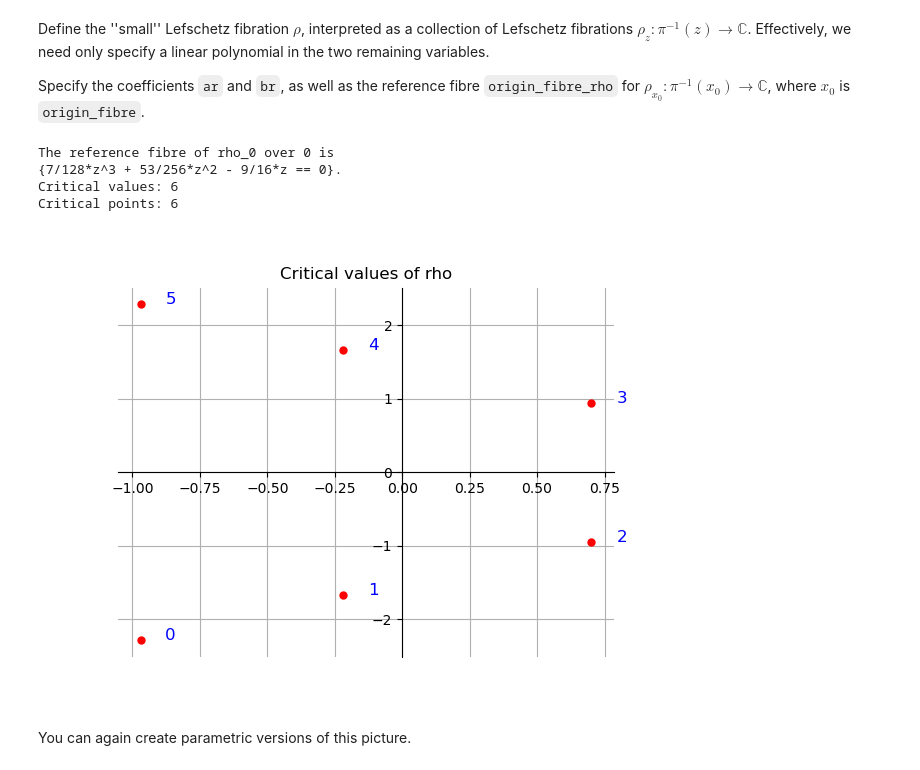
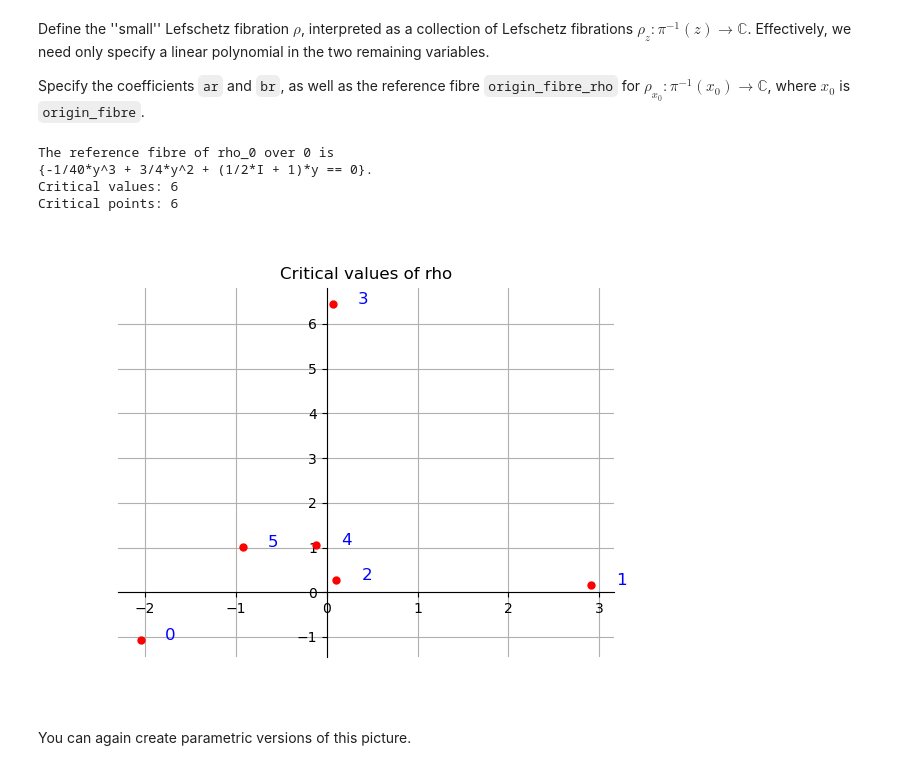
Before and after one commit to ViveLeFrance/AffineHandlebodies, a Jupyter notebook: p3d7.ipynb, the cells around one changed output. Drawn from its saved outputs; the diff is of its cells as text; code cells hidden in the pictures.

```diff
--- a/p3d7.ipynb
+++ b/p3d7.ipynb
@@ -64,15 +64,15 @@ pi = alpha*x + beta*y + gamma*z
 
 
 pi = pi.subs({
-    alpha: -3,
-    beta: 2,
-    gamma: 1/2
+    alpha: -0.7,
+    beta: 0.3*I,
+    gamma: 1
 })
 
 pi = LefschetzFibration([x,y,z], X, pi)
 
 origin_fibre = 0
-solvefor=y
+solvefor=z
 
 print(f'The model fibre over {origin_fibre} is {{{pi.get_fibre(origin_fibre, solvefor).expand()} == 0}}')
 
@@ -161,37 +161,37 @@ Specify the coefficients `ar` and `br`, as well as the reference fibre `origin_f
 ar, br = var('ar, br', domain=CC)
 variables_rho = [x,y,z]
 variables_rho.remove(solvefor)
 x_rho = variables_rho[0]
 y_rho = variables_rho[1]
 
 rho = ar*x_rho + br*y_rho
 
 rho = rho.subs({
-    ar: 2,
-    br:1/4
+    ar: 1,
+    br: -0.5*I
 })
 
 origin_fibre_rho = 0
 solvefor_rho = x_rho
 
 rho_0 = LefschetzFibration(variables_rho, pi.get_fibre(origin_fibre, solvefor), rho)
 
 crit_points_rho = rho_0.get_critical_points()
 crit_values_rho = sort_by_angle(rho_0.get_critical_values(), origin_fibre_rho)
 
 ref_fibre = rho_0.get_fibre(origin_fibre_rho, solvefor_rho).expand()
 
 print(f'The reference fibre of rho_0 over {origin_fibre_rho} is \n{{{ref_fibre} == 0}}.')
 print(f'Critical values: {len(crit_values_rho)}')
 print(f'Critical points: {len(crit_points_rho)}')
 
 plot_points_ordered(crit_values_rho, origin_fibre_rho, title='Critical values of rho')
 # %% [output]
 The reference fibre of rho_0 over 0 is
-{7/128*z^3 + 53/256*z^2 - 9/16*z == 0}.
+{-1/40*y^3 + 3/4*y^2 + (1/2*I + 1)*y == 0}.
 Critical values: 6
 Critical points: 6
-[figure, old version]
+[figure, new version]
 # %% [markdown]
 You can again create parametric versions of this picture.
 # %%
```
Also changed, not shown: parts of 11 cells of this notebook, 6 other files.
